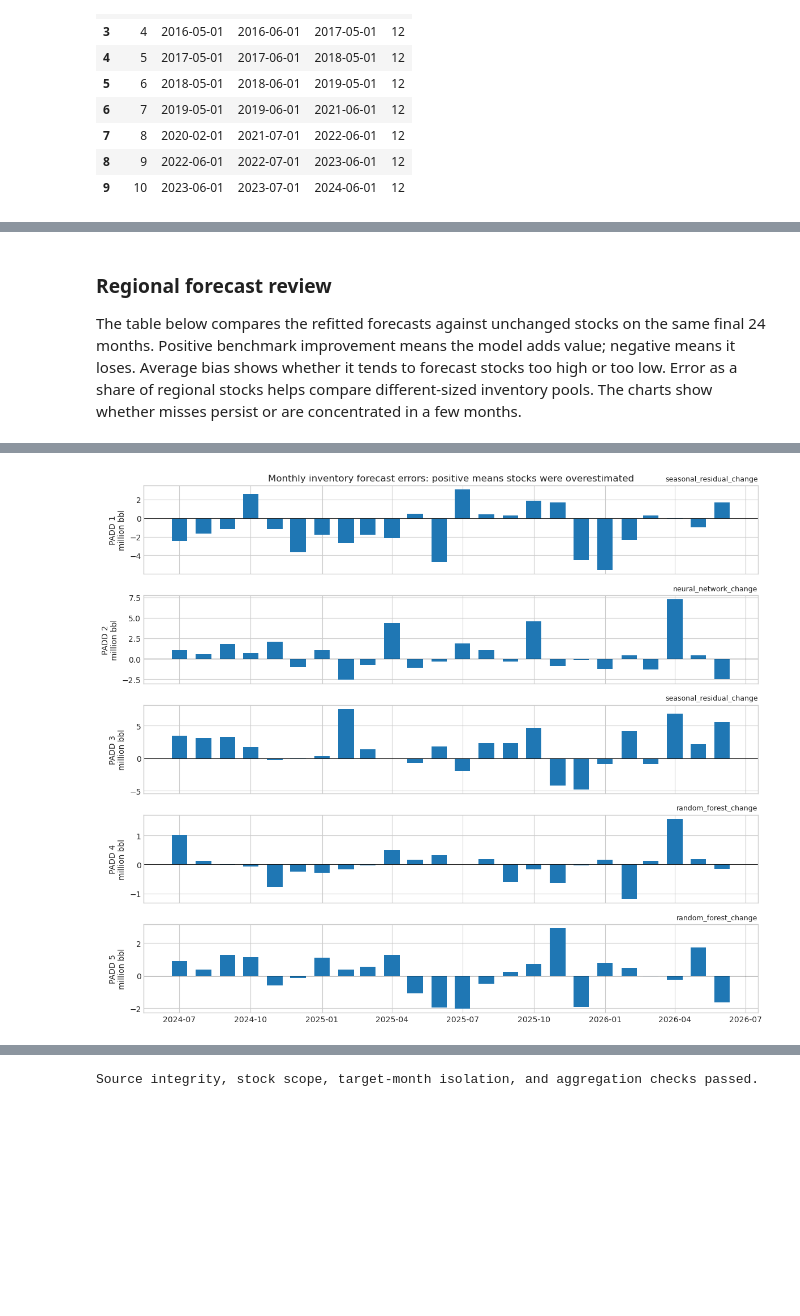
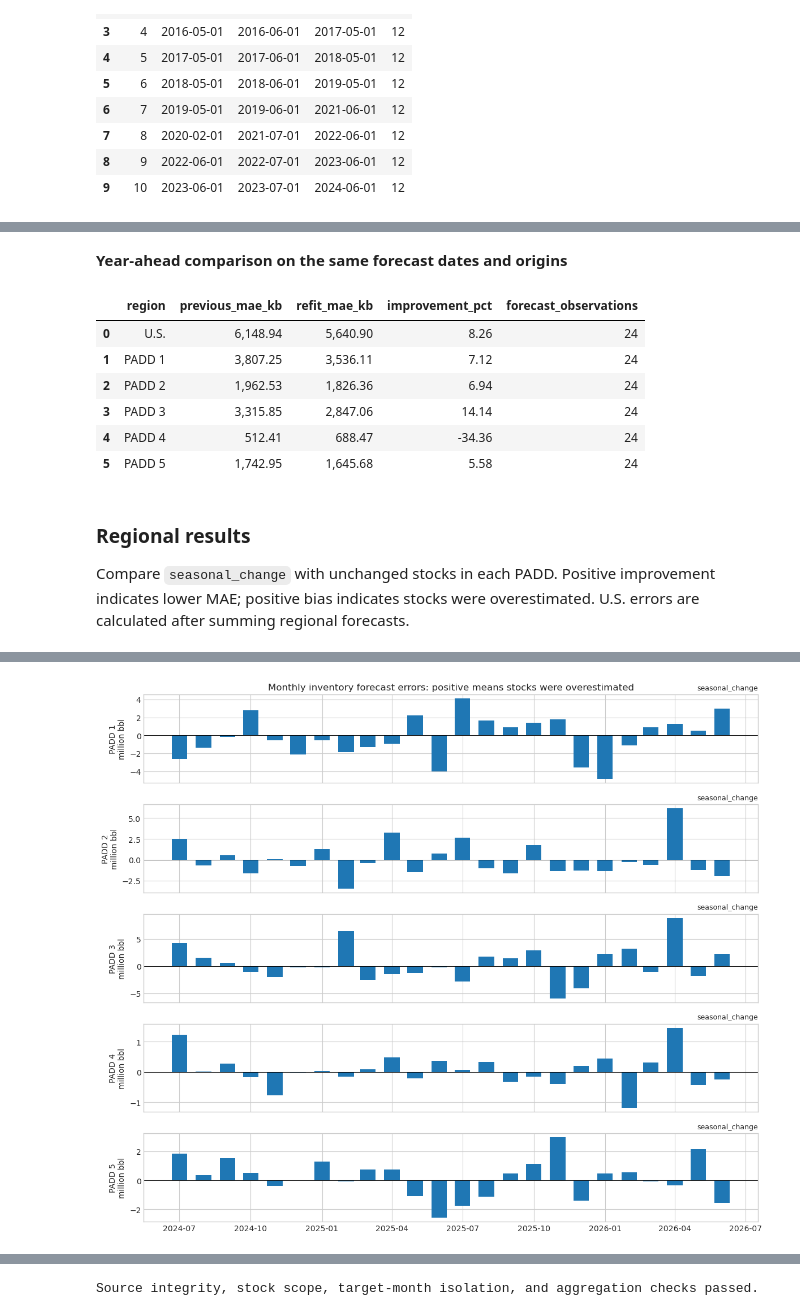
Before and after one commit to calvinchou711/US_SND_GASOLINE, a Jupyter notebook: us_snd_model_results.ipynb, the cells around one changed output, grey strips where cells are left out. Saved outputs shown, nothing was run; the diff lists cells and outputs as text; code cells hidden in the pictures; blank space fills up the shorter version.

Commit message:
Refresh gasoline data, model selection, and notebook analysis

```diff
--- a/us_snd_model_results.ipynb
+++ b/us_snd_model_results.ipynb
@@ -1141,10 +1064,10 @@ for offset in [24, 12]:
     path = path.merge(panel[['padd','month','stock_kb']], on=['padd','month'], suffixes=('_forecast','_actual'), validate='one_to_one')
     path = path.rename(columns={'stock_kb_forecast':'predicted_kb','stock_kb_actual':'actual_kb'})
     recursive.append(path)
-    for label in ['persistence', one_month_model_label]:
+    for label in dict.fromkeys(['persistence', one_month_model_label, 'seasonal_naive']):
         baseline_states = {}
         for p in PADD_NAMES:
-            name = 'persistence' if label == 'persistence' else one_month_models[p]
+            name = label if label in ('persistence', 'seasonal_naive') else one_month_models[p]
             model, warning = fit(name, samples[p][samples[p].month.le(cutoff)], best_parameters[p, name])
             baseline_states[p] = {'name':name, 'estimator':model}
         baseline, _ = forecast(panel[panel.month.le(cutoff)], baseline_states)
@@ -1152,6 +1075,31 @@ for offset in [24, 12]:
         baseline = baseline.merge(panel[['padd','month','stock_kb']], on=['padd','month'], validate='one_to_one').rename(columns={'stock_kb':'actual_kb'})
         recursive_benchmarks.append(baseline.assign(model=label))
 recursive = pd.concat(recursive, ignore_index=True)
+recursive_benchmarks.append(recursive[['padd','month','origin_month','horizon','actual_kb','predicted_kb']]
+    .assign(model=development_year_ahead_model))
+recursive_benchmarks = pd.concat(recursive_benchmarks, ignore_index=True)
+comparison = aggregate(recursive_benchmarks, ['month','origin_month','horizon','model'], ['actual_kb','predicted_kb'])
+year_ahead_model = metric_table(comparison, ['model']).sort_values(['mae_kb','model']).iloc[0].model
+if year_ahead_model != development_year_ahead_model:
+    horizon_fitted = {}
+    for p, frame in samples.items():
+        model, warning = fit(year_ahead_model, frame, best_parameters[p, year_ahead_model])
+        horizon_fitted[p] = {'name':year_ahead_model, 'estimator':model}
+        if warning:
+            fit_warnings.loc[len(fit_warnings)] = [p, year_ahead_model, 'horizon_final', warning]
+    selected_paths = []
+    for offset in [24, 12]:
+        cutoff = panel.month.max() - pd.DateOffset(months=offset)
+        states = {p: {'name':year_ahead_model,
+            'estimator':fit(year_ahead_model, samples[p][samples[p].month.le(cutoff)],
+                            best_parameters[p, year_ahead_model])[0]} for p in PADD_NAMES}
+        path, _ = forecast(panel[panel.month.le(cutoff)], states)
+        path = path.merge(panel[['padd','month','stock_kb']], on=['padd','month'],
+            suffixes=('_forecast','_actual'), validate='one_to_one')
+        selected_paths.append(path.rename(columns={
+            'stock_kb_forecast':'predicted_kb','stock_kb_actual':'actual_kb'}))
+    recursive = pd.concat(selected_paths, ignore_index=True)
+regional, national = forecast(panel, horizon_fitted)
 us_recursive = aggregate(recursive, ['month','origin_month','horizon'], ['actual_kb','predicted_kb'])
 
 display(metric_table(us_recursive, ['horizon']))
@@ -1191,7 +1147,7 @@ tables = {'padd_monthly_model':panel,'us_monthly_model':us_history,
     'padd_forecast_12m':regional,'us_forecast_12m':national,'latest_forecast':latest,
     'recursive_cv_predictions':recursive_cv, 'us_recursive_cv_predictions':us_recursive_cv,
     'year_ahead_model_cv_metrics':horizon_scores,
-    'recursive_benchmark_predictions':pd.concat(recursive_benchmarks, ignore_index=True),
+    'recursive_benchmark_predictions':recursive_benchmarks,
     'recursive_holdout_predictions':recursive,'us_recursive_holdout_predictions':us_recursive,
     'recursive_holdout_metrics':metric_table(recursive,['padd']),
     'us_recursive_horizon_metrics':metric_table(us_recursive,['horizon']), 'fit_warnings':fit_warnings,
@@ -1248,10 +1200,12 @@ metadata = {'product':'Total motor gasoline: finished motor gasoline plus motor
     'holdout_start':str(samples[1].month.iloc[-24].date()),
     'forecast_timing':'One month after latest observed EIA month; conditional on prior monthly data being available. Current revised history, not a real-time release-vintage backtest.',
     'one_month_models':one_month_models,
+    'one_month_model':one_month_model,
     'one_month_model_label':one_month_model_label,
+    'development_year_ahead_model':development_year_ahead_model,
     'year_ahead_model':year_ahead_model,
-    'horizon_selection':'Lowest national error across six full non-COVID development years; retune using only past observations at each origin',
-    'selection':'GridSearchCV per PADD/model on development data; lowest pooled development CV MAE per PADD including baselines; no holdout tuning',
+    'horizon_selection':'Compare the development-selected family with persistence, the current one-month method, and same-month-last-year stocks on two final-period annual paths. Use the lowest national MAE for the current twelve-month outlook; these paths are now part of model choice.',
+    'selection':'Regional comparison models use lowest pooled development CV MAE per PADD. Current one-month outlook uses the lowest national MAE on the final 24 months; that period is now part of model choice, so its score is descriptive rather than an untouched test of the deployed method.',
     'hyperparameter_search':{'method':'GridSearchCV', 'folds':folds,
         'scoring':'neg_mean_absolute_error', 'splitter':'TimeSeriesSplit on non-COVID target dates; 12 eligible observations per development block',
         'evaluation':'Development scores reuse tuning folds and are selection scores, not nested CV estimates. Final 24 months excluded from every search.',
@@ -1495,7 +1435,21 @@ if year_comparison.exists():
+# %% [markdown]
+**Year-ahead comparison on the same forecast dates and origins**
+# %%
+year_comparison = OUTPUT/'year_ahead_refit_comparison.csv'
+if year_comparison.exists():
+    display(pd.read_csv(year_comparison))
+# %% [output]
+|  | region | previous_mae_kb | refit_mae_kb | improvement_pct | forecast_observations |
+| 0 | U.S. | 6,148.94 | 5,640.90 | 8.26 | 24 |
+| 1 | PADD 1 | 3,807.25 | 3,536.11 | 7.12 | 24 |
+| 2 | PADD 2 | 1,962.53 | 1,826.36 | 6.94 | 24 |
+| 3 | PADD 3 | 3,315.85 | 2,847.06 | 14.14 | 24 |
+| 4 | PADD 4 | 512.41 | 688.47 | -34.36 | 24 |
+| 5 | PADD 5 | 1,742.95 | 1,645.68 | 5.58 | 24 |
 # %% [markdown]
-### Regional forecast review
+### Regional results
 
-The table below compares the refitted forecasts against unchanged stocks on the same final 24 months. Positive benchmark improvement means the model adds value; negative means it loses. Average bias shows whether it tends to forecast stocks too high or too low. Error as a share of regional stocks helps compare different-sized inventory pools. The charts show whether misses persist or are concentrated in a few months.
+Compare `seasonal_change` with unchanged stocks in each PADD. Positive improvement indicates lower MAE; positive bias indicates stocks were overestimated. U.S. errors are calculated after summing regional forecasts.
 # %%
 # Compare regional selected-model errors with unchanged stocks on the same
 # holdout dates. Normalize MAE by average actual stocks to compare PADD sizes;
@@ -1503,9 +1457,7 @@ The table below compares the refitted forecasts against unchanged stocks on the
 
 # Compare like-for-like regional errors on the same final 24 months.
 regional_test = tables['padd_predictions'].query("split == 'holdout'")
-selected_names = tables['selected_models'][['padd','selected_model']]
-regional_selected = regional_test.merge(selected_names, on='padd')
-regional_selected = regional_selected[regional_selected.model.eq(regional_selected.selected_model)]
+regional_selected = regional_test[regional_test.model.eq(metadata['one_month_model'])]
 rows = []
 for padd, g in regional_selected.groupby('padd'):
     baseline = regional_test[regional_test.padd.eq(padd) & regional_test.model.eq('persistence')]
@@ -1532,7 +1484,7 @@ for ax, (padd, g) in zip(axes, regional_selected.groupby('padd')):
     ax.bar(g.month, (g.predicted_kb-g.actual_kb)/1000, width=20)
     ax.axhline(0, color='black', linewidth=.6)
     ax.set_ylabel(f'PADD {padd}\nmillion bbl')
-    ax.set_title(g.selected_model.iloc[0], fontsize=9, loc='right')
+    ax.set_title(metadata['one_month_model'], fontsize=9, loc='right')
 axes[0].set_title('Monthly inventory forecast errors: positive means stocks were overestimated')
 plt.tight_layout(); plt.show()
 # %% [output]
@@ -1545,4 +1497,4 @@ plt.tight_layout(); plt.show()
-[figure, old version]
+[figure, new version]
 # %%
 # Use one model's actual column to plot national stocks once, then overlay
 # candidate forecasts and signed selected-model errors. Divide kb by 1000
```
Also changed, not shown: parts of 58 cells of this notebook, 39 other files.
